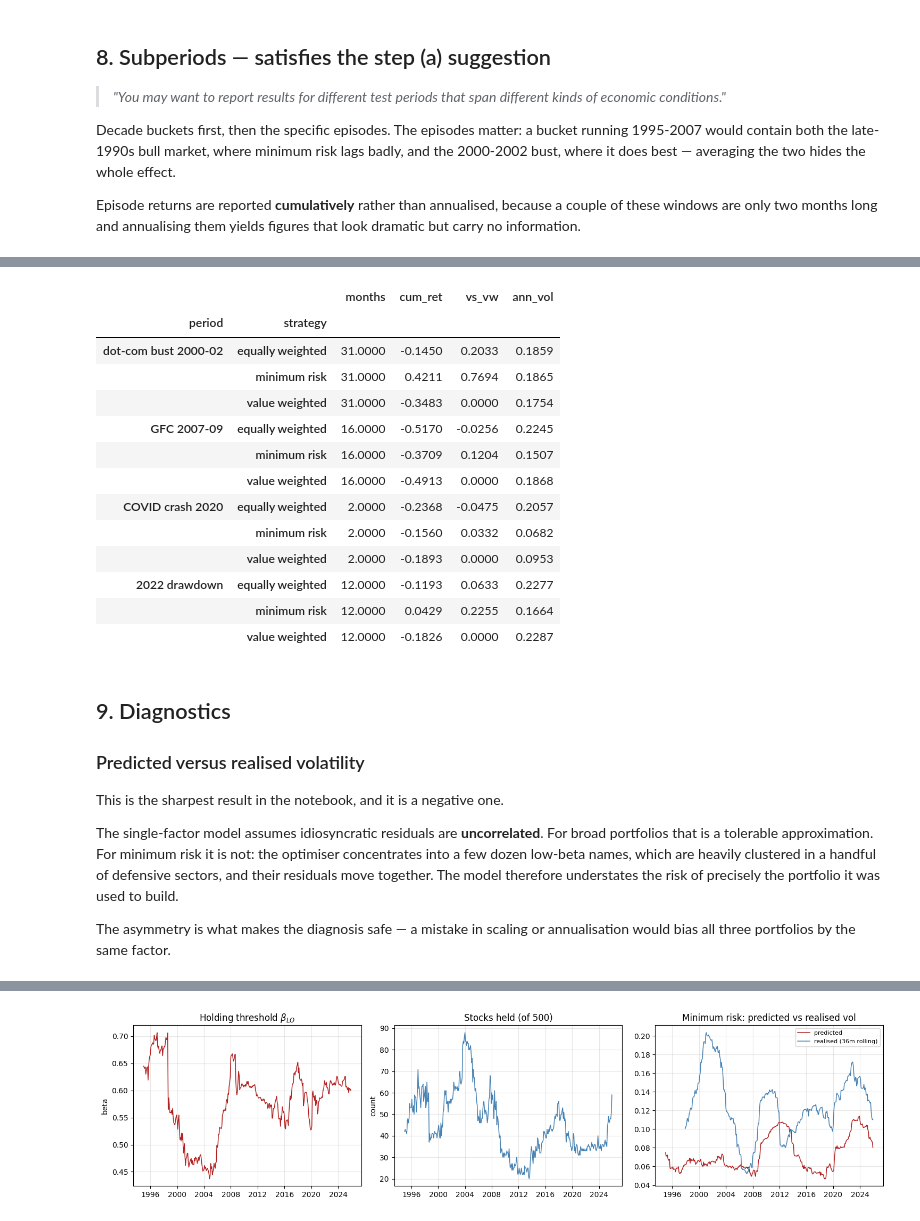
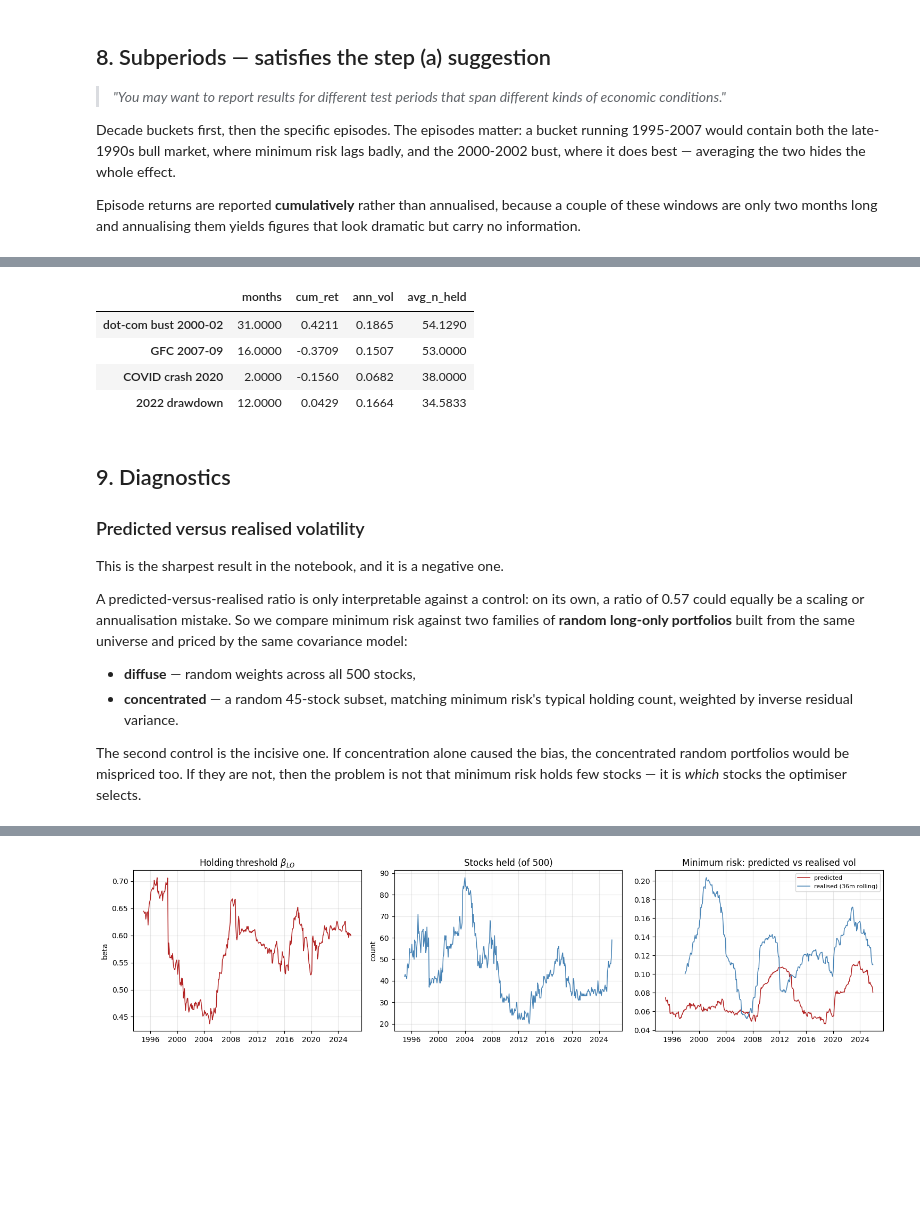
Before and after one commit to Yolandayx929/Fall26-Financial-Optimization-Final-Project, a Jupyter notebook: analysis/min_risk_port.ipynb, the cells around one changed output, grey strips where cells are left out. Drawn from its saved outputs; the diff is of its cells as text; code cells hidden in the pictures; blank space fills up the shorter version.

```diff
--- a/min_risk_port.ipynb
+++ b/analysis/min_risk_port.ipynb
@@ -505,38 +489,24 @@ pd.concat([stats_for(panel, lo, hi, lab) for lo, hi, lab in decades]).round(4)
 # %%
 # Cumulative, not annualised: some of these windows are only a couple of months,
 # and annualising them produces numbers that look dramatic but mean nothing.
-def episode_stats(panel, lo, hi, label):
-    dates = panel.index.get_level_values("date")
-    sub = panel[(dates >= lo) & (dates <= hi)]
-    out = {}
-    for s, g in sub.groupby(level="strategy"):
-        out[labels[s]] = dict(
-            months=len(g),
-            cum_ret=(1 + g.ret.values).prod() - 1,
-            vs_vw=(1 + g.ret.values).prod()
-                  - (1 + sub.xs("vw", level="strategy").ret.values).prod(),
-            ann_vol=g.exret.std(ddof=1) * np.sqrt(12),
-        )
-    return pd.concat({label: pd.DataFrame(out).T}, names=["period", "strategy"])
+def episode_stats(mr_panel, lo, hi, label):
+    g = mr_panel[(mr_panel.index >= lo) & (mr_panel.index <= hi)]
+    return pd.Series(dict(
+        months=len(g),
+        cum_ret=(1 + g.ret.values).prod() - 1,
+        ann_vol=g.exret.std(ddof=1) * np.sqrt(12),
+        avg_n_held=g.n_held.mean(),
+    ), name=label)
 
 episodes = [(200003, 200209, "dot-com bust 2000-02"), (200711, 200902, "GFC 2007-09"),
             (202002, 202003, "COVID crash 2020"),     (202201, 202212, "2022 drawdown")]
-pd.concat([episode_stats(panel, lo, hi, lab) for lo, hi, lab in episodes]).round(4)
+pd.DataFrame([episode_stats(mr_panel, lo, hi, lab) for lo, hi, lab in episodes]).round(4)
 # %% [output]
-|  |  | months | cum_ret | vs_vw | ann_vol |
-| period | strategy |  |  |  |  |
-| dot-com bust 2000-02 | equally weighted | 31.0000 | -0.1450 | 0.2033 | 0.1859 |
-|  | minimum risk | 31.0000 | 0.4211 | 0.7694 | 0.1865 |
-|  | value weighted | 31.0000 | -0.3483 | 0.0000 | 0.1754 |
-| GFC 2007-09 | equally weighted | 16.0000 | -0.5170 | -0.0256 | 0.2245 |
-|  | minimum risk | 16.0000 | -0.3709 | 0.1204 | 0.1507 |
-|  | value weighted | 16.0000 | -0.4913 | 0.0000 | 0.1868 |
-| COVID crash 2020 | equally weighted | 2.0000 | -0.2368 | -0.0475 | 0.2057 |
-|  | minimum risk | 2.0000 | -0.1560 | 0.0332 | 0.0682 |
-|  | value weighted | 2.0000 | -0.1893 | 0.0000 | 0.0953 |
-| 2022 drawdown | equally weighted | 12.0000 | -0.1193 | 0.0633 | 0.2277 |
-|  | minimum risk | 12.0000 | 0.0429 | 0.2255 | 0.1664 |
-|  | value weighted | 12.0000 | -0.1826 | 0.0000 | 0.2287 |
+|  | months | cum_ret | ann_vol | avg_n_held |
+| dot-com bust 2000-02 | 31.0000 | 0.4211 | 0.1865 | 54.1290 |
+| GFC 2007-09 | 16.0000 | -0.3709 | 0.1507 | 53.0000 |
+| COVID crash 2020 | 2.0000 | -0.1560 | 0.0682 | 38.0000 |
+| 2022 drawdown | 12.0000 | 0.0429 | 0.1664 | 34.5833 |
 # %% [markdown]
 ## 9. Diagnostics
 
@@ -544,12 +514,16 @@ pd.concat([episode_stats(panel, lo, hi, lab) for lo, hi, lab in episodes]).round
 
 This is the sharpest result in the notebook, and it is a negative one.
 
-The single-factor model assumes idiosyncratic residuals are **uncorrelated**. For broad
-portfolios that is a tolerable approximation. For minimum risk it is not: the optimiser
-concentrates into a few dozen low-beta names, which are heavily clustered in a handful of
-defensive sectors, and their residuals move together. The model therefore understates the
-risk of precisely the portfolio it was used to build.
+A predicted-versus-realised ratio is only interpretable against a control: on its own, a
+ratio of 0.57 could equally be a scaling or annualisation mistake. So we compare minimum
+risk against two families of **random long-only portfolios** built from the same universe
+and priced by the same covariance model:
 
-The asymmetry is what makes the diagnosis safe — a mistake in scaling or annualisation
-would bias all three portfolios by the same factor.
+* **diffuse** — random weights across all 500 stocks,
+* **concentrated** — a random 45-stock subset, matching minimum risk's typical holding
+  count, weighted by inverse residual variance.
+
+The second control is the incisive one. If concentration alone caused the bias, the
+concentrated random portfolios would be mispriced too. If they are not, then the problem
+is not that minimum risk holds few stocks — it is *which* stocks the optimiser selects.
 # %%
```
Also changed, not shown: parts of 14 cells of this notebook, 4 other files.
